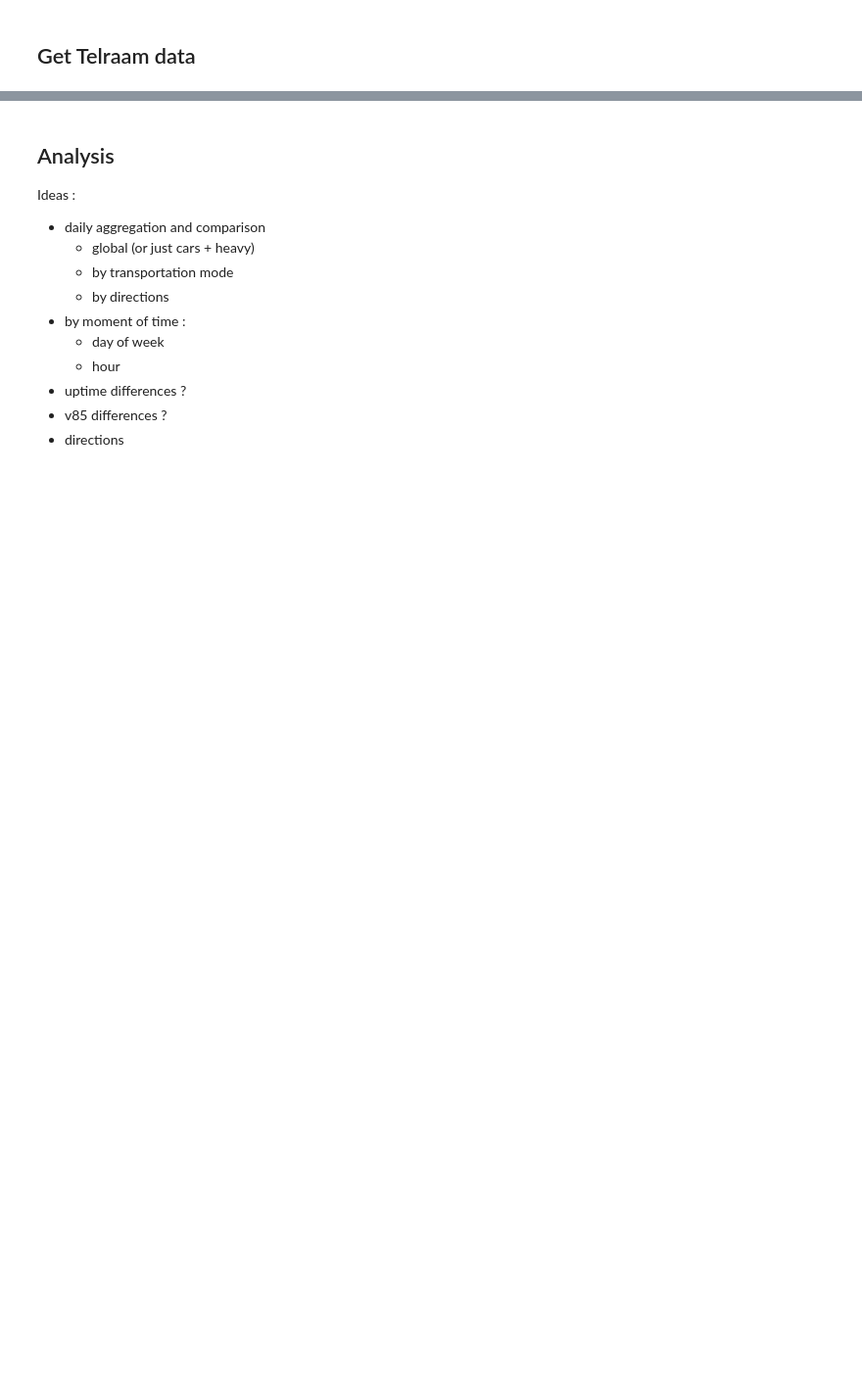
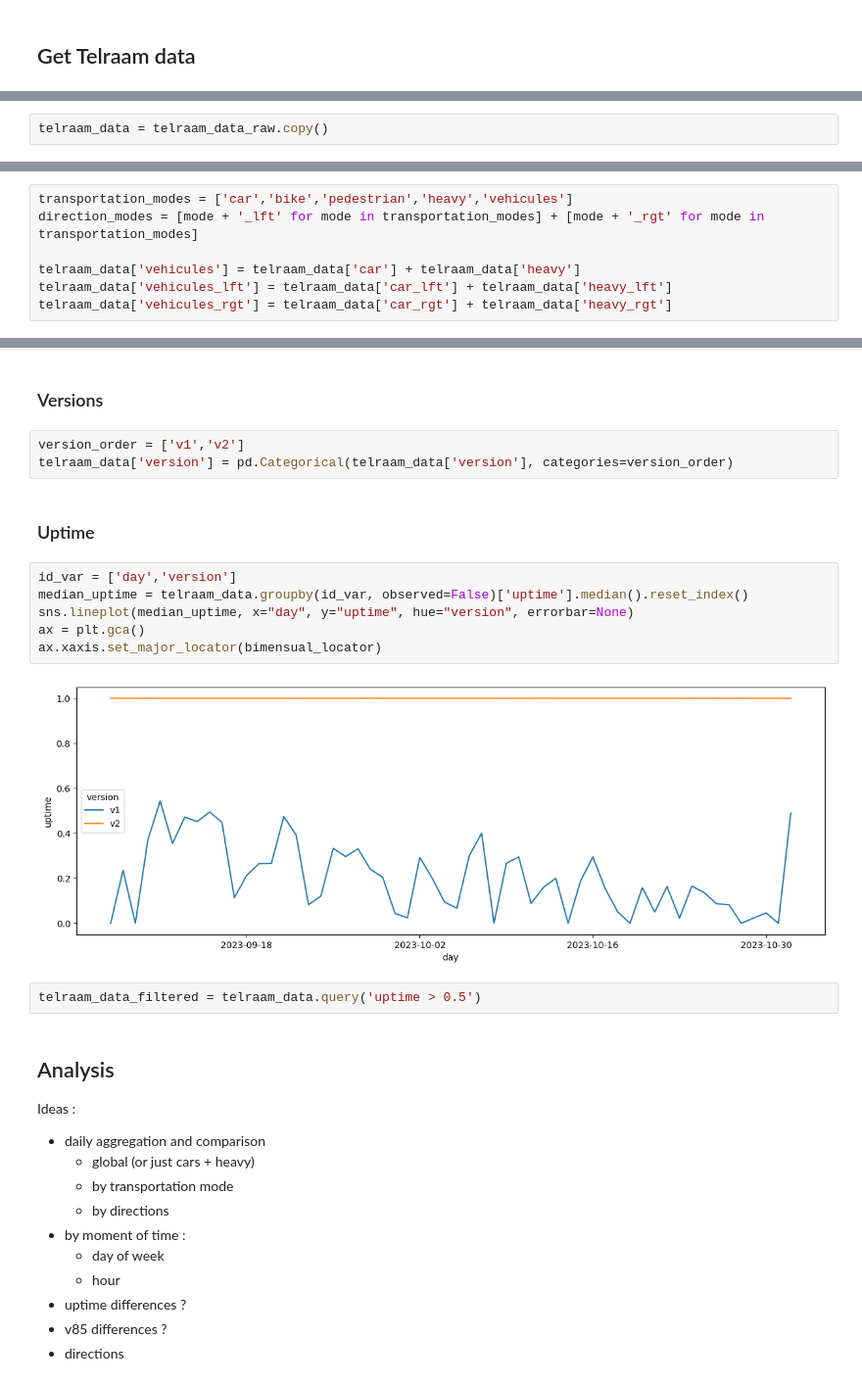
Before and after one commit to KetsiaGuichard/telraam-analysis, a Jupyter notebook: version_comparison.ipynb, the cells around one changed output, grey strips where cells are left out. Shown at 98% size. Saved outputs shown, nothing was run; the diff lists cells and outputs as text; blank space fills up the shorter version.

```diff
--- a/version_comparison.ipynb
+++ b/version_comparison.ipynb
@@ -74,0 +77,2 @@ burel.tail()
+# %%
+telraam_data = telraam_data_raw.copy()
@@ -74,0 +81,7 @@ burel.tail()
+# %%
+transportation_modes = ['car','bike','pedestrian','heavy','vehicules']
+direction_modes = [mode + '_lft' for mode in transportation_modes] + [mode + '_rgt' for mode in transportation_modes]
+
+telraam_data['vehicules'] = telraam_data['car'] + telraam_data['heavy']
+telraam_data['vehicules_lft'] = telraam_data['car_lft'] + telraam_data['heavy_lft']
+telraam_data['vehicules_rgt'] = telraam_data['car_rgt'] + telraam_data['heavy_rgt']
@@ -75,3 +100,20 @@ burel.tail()
+# %% [markdown]
+### Versions
+# %%
+version_order = ['v1','v2']
+telraam_data['version'] = pd.Categorical(telraam_data['version'], categories=version_order)
+# %% [markdown]
+### Uptime
+# %%
+id_var = ['day','version']
+median_uptime = telraam_data.groupby(id_var, observed=False)['uptime'].median().reset_index()
+sns.lineplot(median_uptime, x="day", y="uptime", hue="version", errorbar=None)
+ax = plt.gca()
+ax.xaxis.set_major_locator(bimensual_locator)
+# %% [output]
+[figure, added]
+# %%
+telraam_data_filtered = telraam_data.query('uptime > 0.5')
 # %% [markdown]
 ## Analysis
 
```
Also changed, not shown: parts of 31 cells of this notebook.
